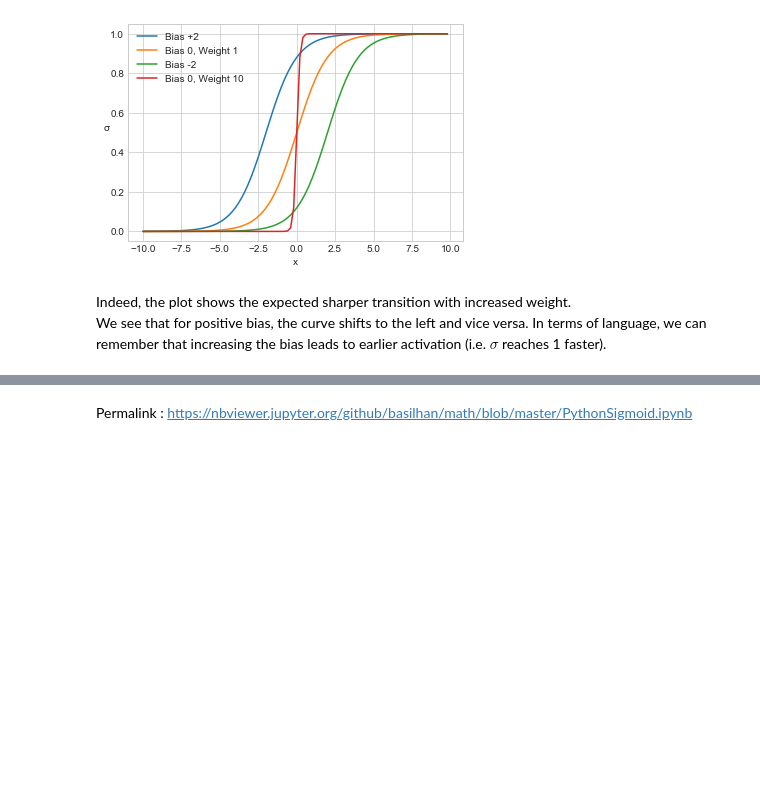
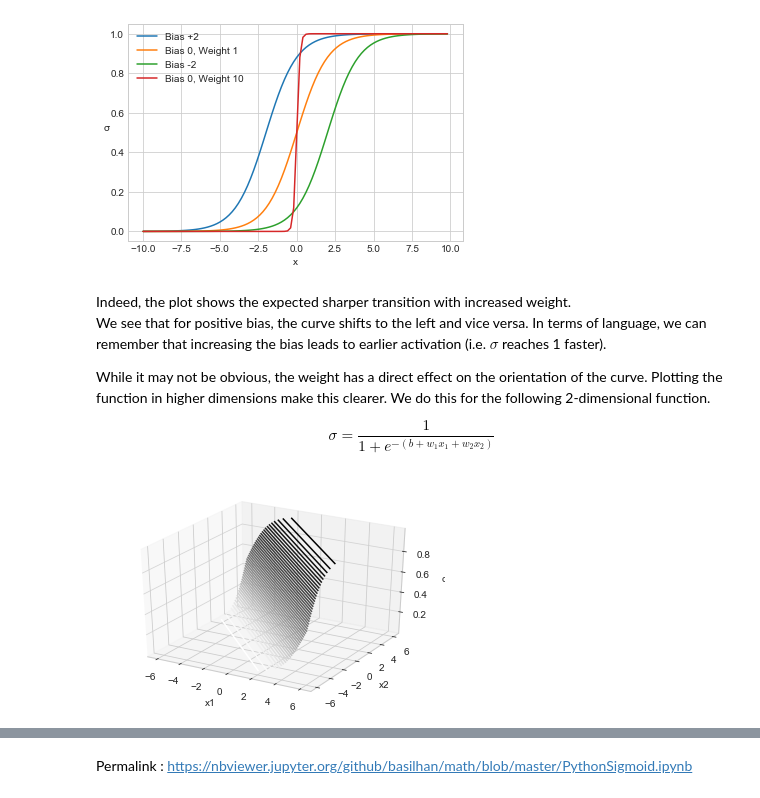
Before and after one commit to basilhan/math, a Jupyter notebook: PythonSigmoid.ipynb, the cells around one changed output, grey strips where cells are left out. Drawn from its saved outputs; the diff is of its cells as text; code cells hidden in the pictures; blank space fills up the shorter version.

Commit message:
Added 2D plots

```diff
--- a/PythonSigmoid.ipynb
+++ b/PythonSigmoid.ipynb
@@ -89,3 +90,26 @@ plt.show()
 # %% [markdown]
 Indeed, the plot shows the expected sharper transition with increased weight.
 We see that for positive bias, the curve shifts to the left and vice versa. In terms of language, we can remember that increasing the bias leads to earlier activation (i.e. $\sigma$ reaches 1 faster).
+
+While it may not be obvious, the weight has a direct effect on the orientation of the curve. Plotting the function in higher dimensions make this clearer. We do this for the following 2-dimensional function.
+
+$$
+\sigma =
+\frac{1}{1 + e^{-(b + w_{1}x_1 + w_2x_2)}}
+$$
+# %%
+def sigmoid_2d(x1, x2, b, w1, w2):
+    return 1 / (1 + np.exp(-(b + (w1*x1)+(w2*x2))))
+
+x1 = np.linspace(-6, 6, 30)
+x2 = np.linspace(-6, 6, 30)
+X1, X2 = np.meshgrid(x1, x2)
+σ = sigmoid_2d(X1, X2, 0, 1, 1)
+fig = plt.figure()
+ax = plt.axes(projection='3d')
+ax.contour3D(X1, X2, σ, 50, cmap='binary')
+ax.set_xlabel('x1')
+ax.set_ylabel('x2')
+ax.set_zlabel('σ');
+# %% [output]
+[figure, added]
```
Also changed, not shown: parts of 9 cells of this notebook.
